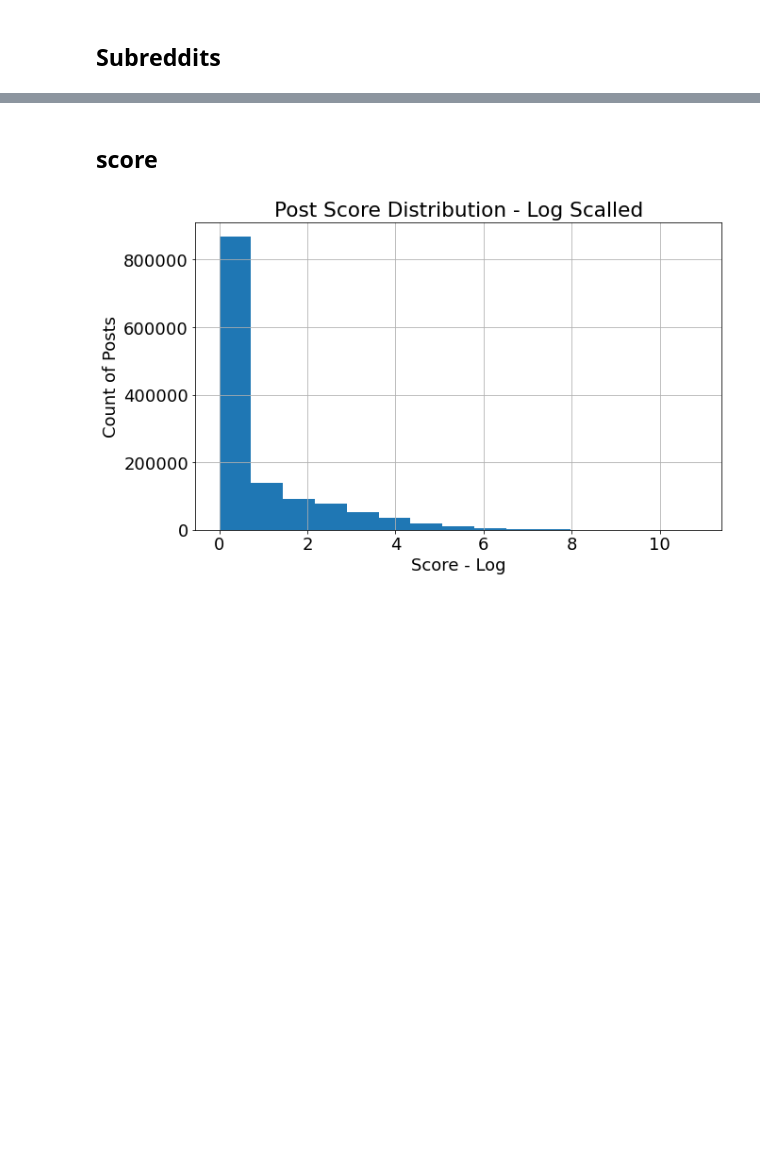
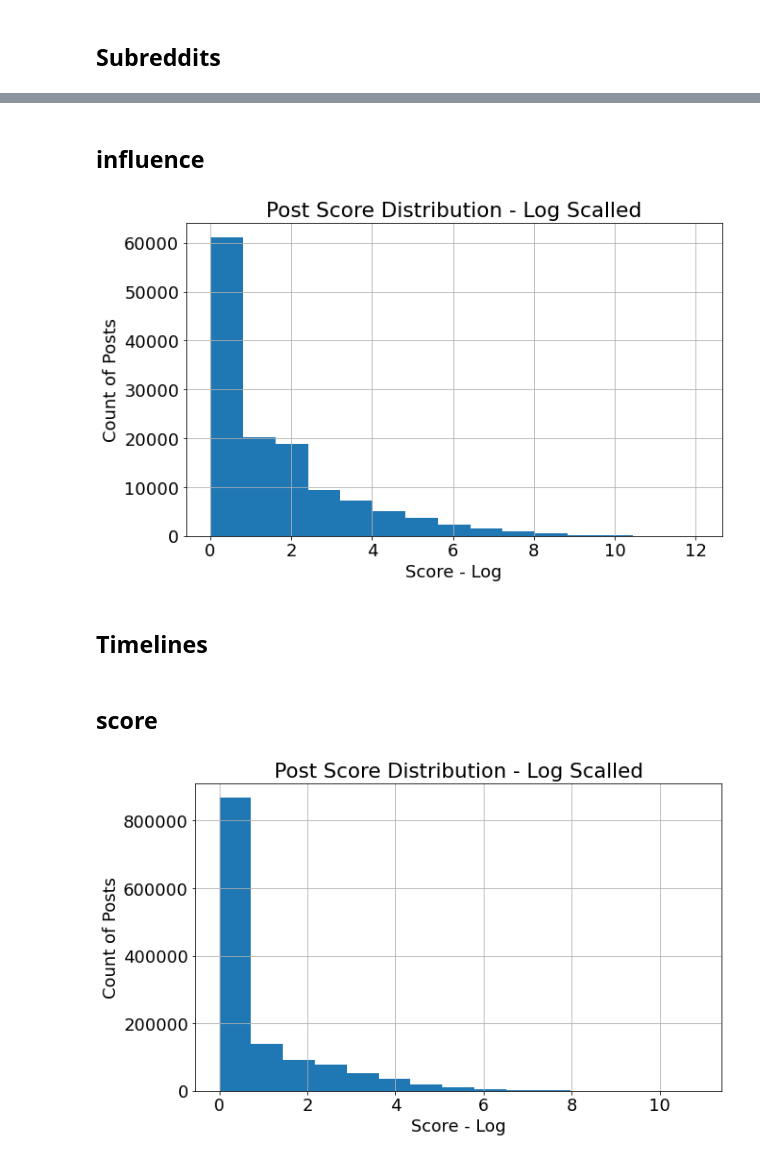
Before and after one commit to VeniJeen/CryptoSent, a Jupyter notebook: Exploratory Analysis/Exploratory_Analysis.ipynb, the cells around one changed output, grey strips where cells are left out. Cells and saved outputs as stored; diff of their text form; code cells hidden in the pictures; blank space fills up the shorter version.

```diff
--- a/Exploratory Analysis/Exploratory_Analysis.ipynb
+++ b/Exploratory Analysis/Exploratory_Analysis.ipynb
@@ -67,0 +149,19 @@ plt.show()
+# %% [markdown]
+## influence
+# %%
+
+plt.rcParams["figure.figsize"] = (10,6)
+plt.rcParams.update({'font.size': 18})
+#plt.figure()
+(pd.DataFrame(bs[bs.author!='[deleted]'].groupby('author').score.sum()).score+1).apply(np.log).hist(bins=15)
+
+plt.xlabel('Score - Log')
+plt.ylabel('Count of Posts')
+plt.title('Post Score Distribution - Log Scalled')
+#fig.tight_layout()
+#plt.savefig('author_post_hist.png',bbox_inches='tight')
+plt.show()
+# %% [output]
+[figure, added]
+# %% [markdown]
+## Timelines
```
Also changed, not shown: parts of 14 cells of this notebook, 9 other files.
